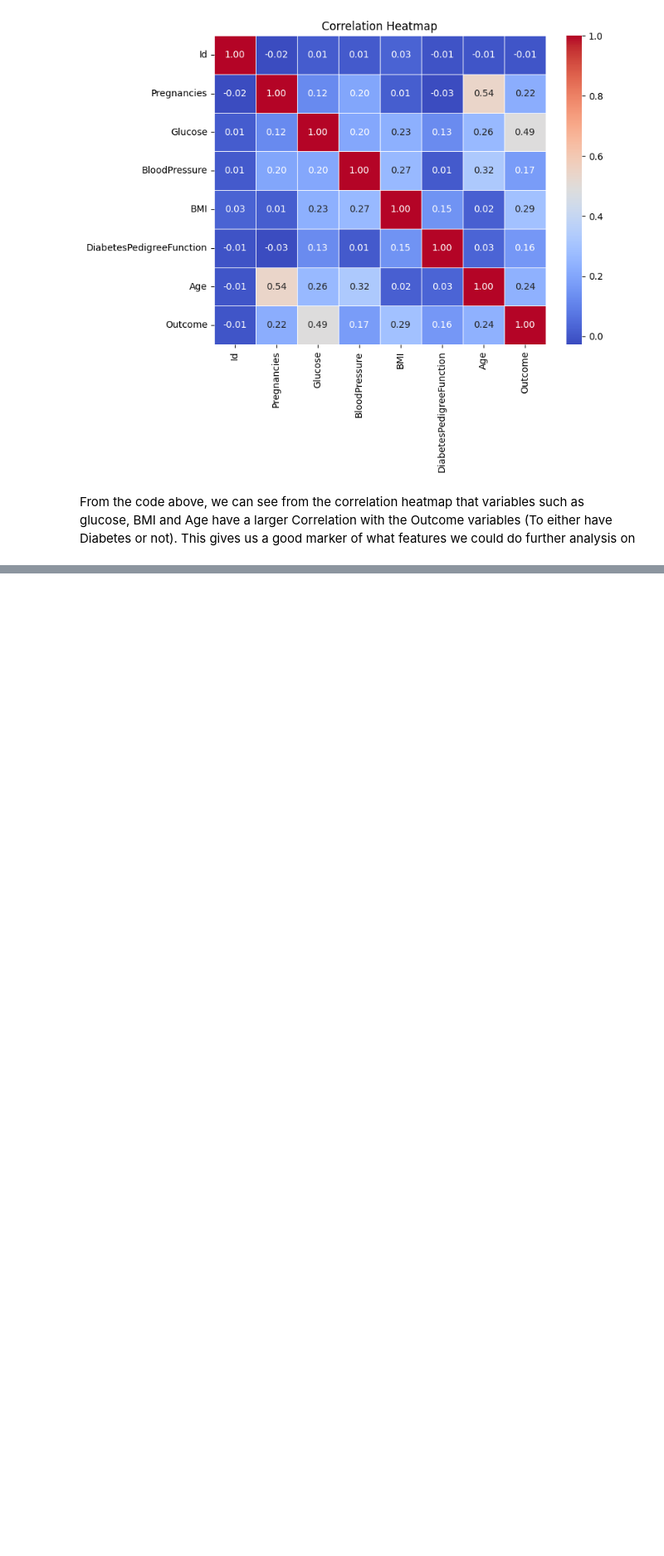
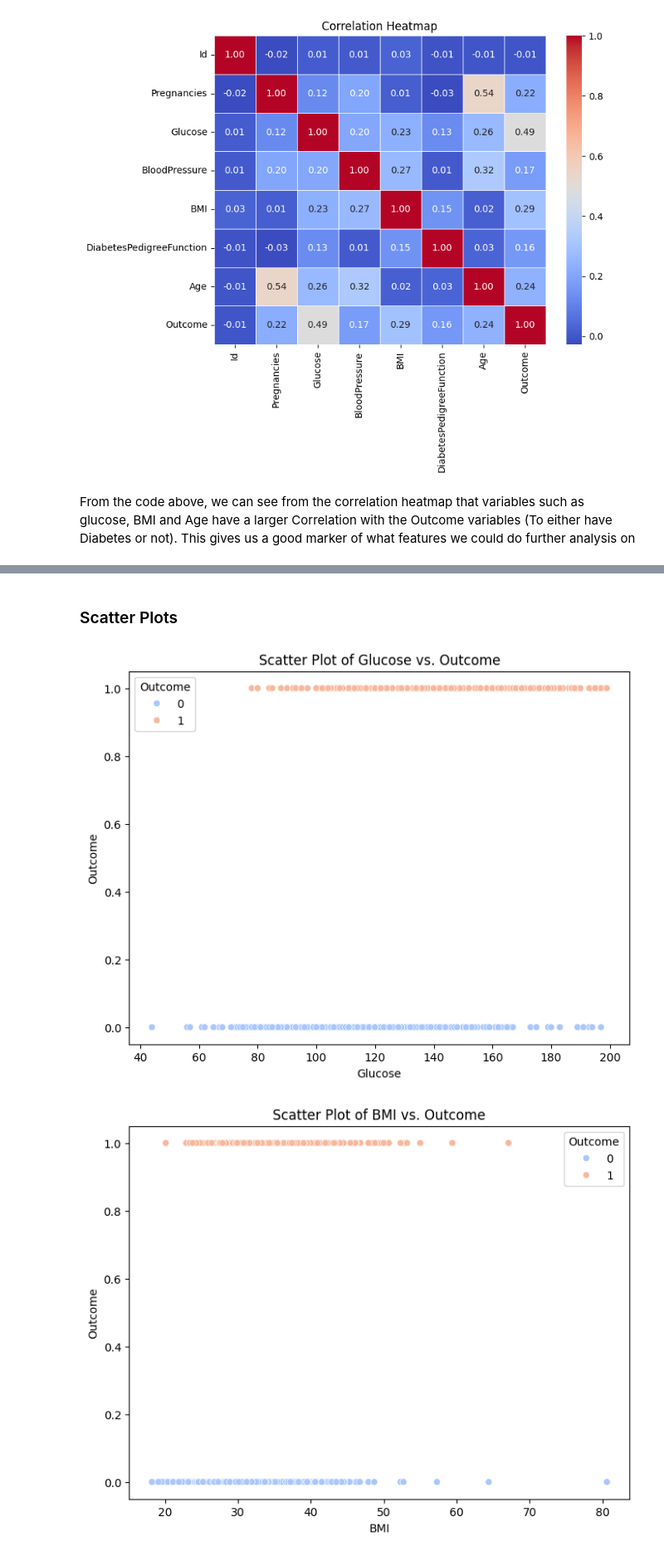
Before and after one commit to MattMW04/Data-Science-Assessment, a Jupyter notebook: Asessment-Data-Usage.ipynb, the cells around one changed output, grey strips where cells are left out. Shown at 83% size. Drawn from its saved outputs; the diff is of its cells as text; code cells hidden in the pictures; blank space fills up the shorter version.

```diff
--- a/Asessment-Data-Usage.ipynb
+++ b/Asessment-Data-Usage.ipynb
@@ -95,0 +136,37 @@ Outcome
+# %% [markdown]
+###  Scatter Plots
+# %%
+# Scatter plot of Glucose vs. Outcome
+plt.figure(figsize=(8, 6))
+sns.scatterplot(x='Glucose', y='Outcome', data=dataset, hue='Outcome', palette='coolwarm')
+plt.title('Scatter Plot of Glucose vs. Outcome')
+plt.xlabel('Glucose')
+plt.ylabel('Outcome')
+plt.show()
+
+# Scatter plot of BMI vs. Outcome
+plt.figure(figsize=(8, 6))
+sns.scatterplot(x='BMI', y='Outcome', data=dataset, hue='Outcome', palette='coolwarm')
+plt.title('Scatter Plot of BMI vs. Outcome')
+plt.xlabel('BMI')
+plt.ylabel('Outcome')
+plt.show()
+
+# Scatter plot of Age vs. Outcome
+plt.figure(figsize=(8, 6))
+sns.scatterplot(x='Age', y='Outcome', data=dataset, hue='Outcome', palette='coolwarm')
+plt.title('Scatter Plot of Age vs. Outcome')
+plt.xlabel('Age')
+plt.ylabel('Outcome')
+plt.show()
+
+# Scatter plot of BloodPressure vs. Outcome
+plt.figure(figsize=(8, 6))
+sns.scatterplot(x='BloodPressure', y='Outcome', data=dataset, hue='Outcome', palette='coolwarm')
+plt.title('Scatter Plot of BloodPressure vs. Outcome')
+plt.xlabel('BloodPressure')
+plt.ylabel('Outcome')
+plt.show()
+# %% [output]
+[figure, added]
+[figure, added]
```
Also changed, not shown: parts of 10 cells of this notebook, 4 other files.
